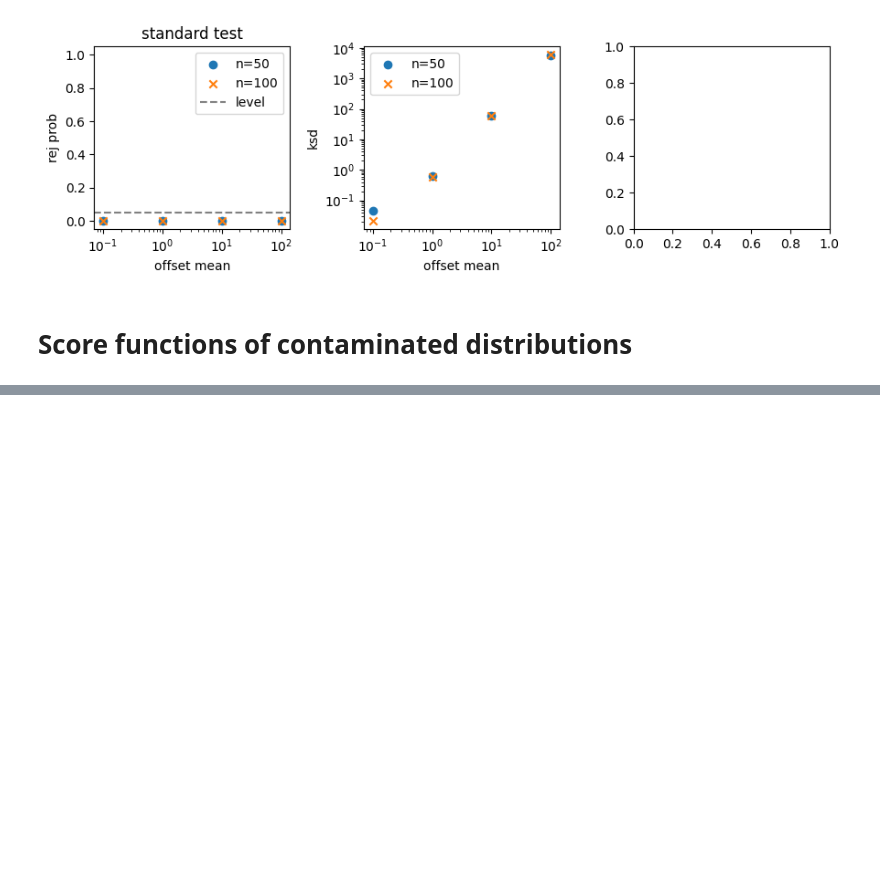
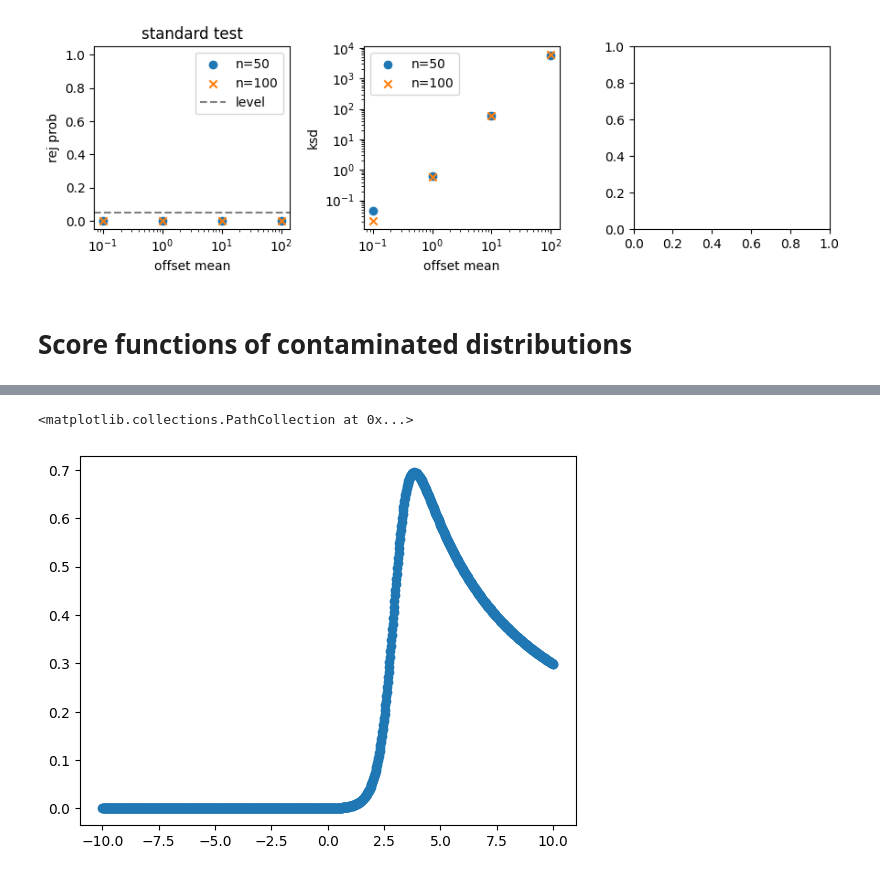
Before and after one commit to XingLLiu/robust-kernel-test, a Jupyter notebook: notebooks/MMD.ipynb, the cells around one changed output, grey strips where cells are left out. Cells and saved outputs as stored; diff of their text form; code cells hidden in the pictures; blank space fills up the shorter version.

```diff
--- a/notebooks/MMD.ipynb
+++ b/notebooks/MMD.ipynb
@@ -871,0 +900,7 @@ plt.scatter(xx, s_q, label="s_q")
+# %%
+mm = kernels.PolyWeightFunction()(np.reshape(xx, (-1, 1)))
+# plt.scatter(xx, s_q - s_p, label="(s_q - s_p)*m")
+plt.scatter(xx, (s_q - s_p) * mm, label="(s_q - s_p)*m")
+# %% [output]
+<matplotlib.collections.PathCollection at 0x...>
+[figure, added]
```
Also changed, not shown: parts of 4 cells of this notebook, 2 other files.
